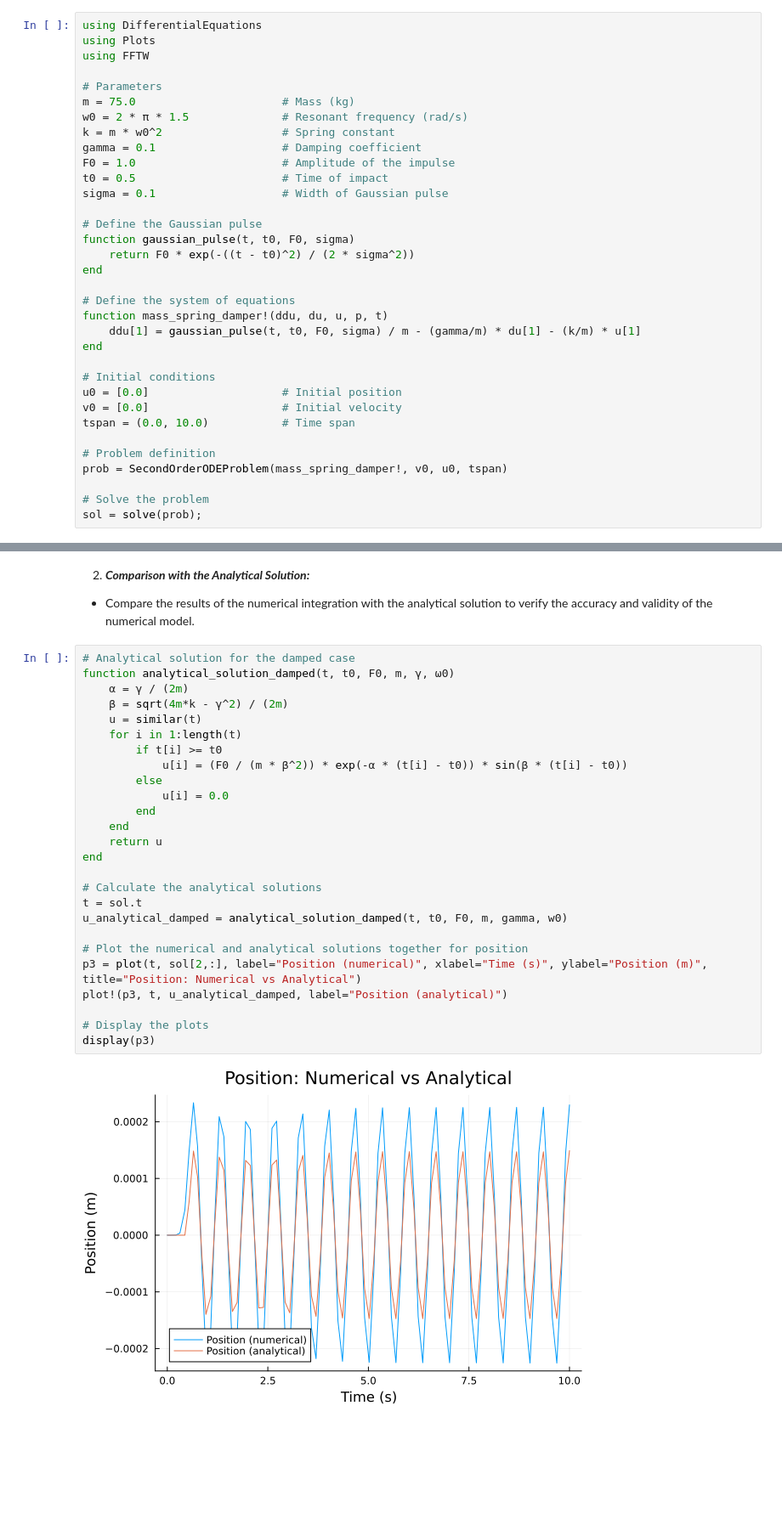
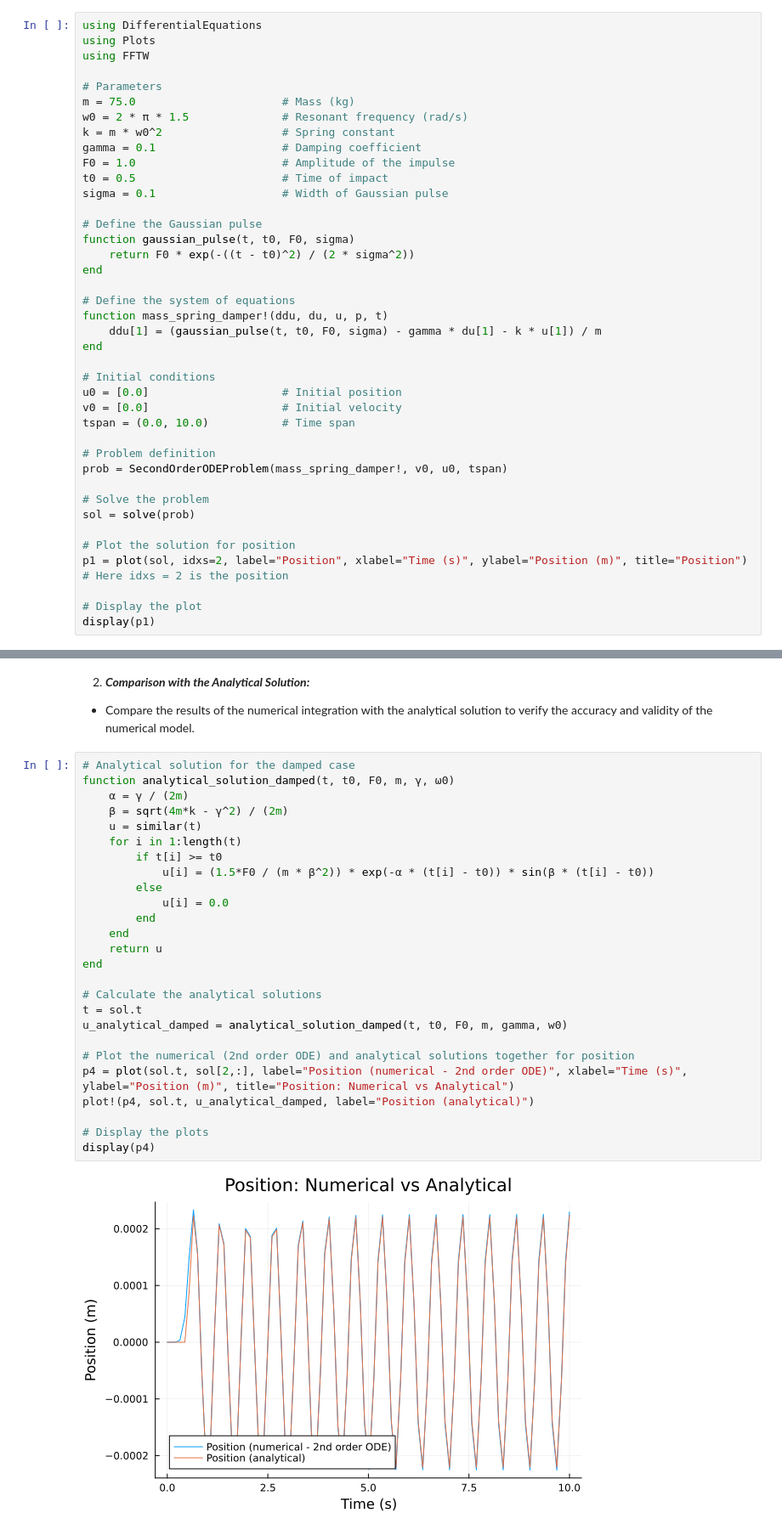
Before and after one commit to AnouchkaDESMETTRE/TU_Delft_Internship, a Jupyter notebook: Anouchka_TU_DELFT_Internship.ipynb, the cells around one changed output, grey strips where cells are left out. Shown at 85% size. Drawn from its saved outputs; the diff is of its cells as text; blank space fills up the shorter version.

```diff
--- a/Anouchka_TU_DELFT_Internship.ipynb
+++ b/Anouchka_TU_DELFT_Internship.ipynb
@@ -300,7 +302,7 @@ end
 
 # Define the system of equations
 function mass_spring_damper!(ddu, du, u, p, t)
-    ddu[1] = gaussian_pulse(t, t0, F0, sigma) / m - (gamma/m) * du[1] - (k/m) * u[1]
+    ddu[1] = (gaussian_pulse(t, t0, F0, sigma) - gamma * du[1] - k * u[1]) / m
 end
 
 # Initial conditions
@@ -312,4 +314,10 @@ tspan = (0.0, 10.0)           # Time span
 prob = SecondOrderODEProblem(mass_spring_damper!, v0, u0, tspan)
 
 # Solve the problem
-sol = solve(prob);
+sol = solve(prob)
+
+# Plot the solution for position
+p1 = plot(sol, idxs=2, label="Position", xlabel="Time (s)", ylabel="Position (m)", title="Position") # Here idxs = 2 is the position
+
+# Display the plot
+display(p1)
@@ -350,28 +396,28 @@ display(p1)
 # %%
 # Analytical solution for the damped case
 function analytical_solution_damped(t, t0, F0, m, γ, ω0)
     α = γ / (2m)
     β = sqrt(4m*k - γ^2) / (2m)
     u = similar(t)
     for i in 1:length(t)
         if t[i] >= t0
-            u[i] = (F0 / (m * β^2)) * exp(-α * (t[i] - t0)) * sin(β * (t[i] - t0))
+            u[i] = (1.5*F0 / (m * β^2)) * exp(-α * (t[i] - t0)) * sin(β * (t[i] - t0))
         else
             u[i] = 0.0
         end
     end
     return u
 end
 
 # Calculate the analytical solutions
 t = sol.t
 u_analytical_damped = analytical_solution_damped(t, t0, F0, m, gamma, w0)
 
-# Plot the numerical and analytical solutions together for position
-p3 = plot(t, sol[2,:], label="Position (numerical)", xlabel="Time (s)", ylabel="Position (m)", title="Position: Numerical vs Analytical")
-plot!(p3, t, u_analytical_damped, label="Position (analytical)")
+# Plot the numerical (2nd order ODE) and analytical solutions together for position
+p4 = plot(sol.t, sol[2,:], label="Position (numerical - 2nd order ODE)", xlabel="Time (s)", ylabel="Position (m)", title="Position: Numerical vs Analytical")
+plot!(p4, sol.t, u_analytical_damped, label="Position (analytical)")
 
 # Display the plots
-display(p3)
+display(p4)
 # %% [output]
-[figure, old version]
+[figure, new version]
```
Also changed, not shown: parts of 13 cells of this notebook.
